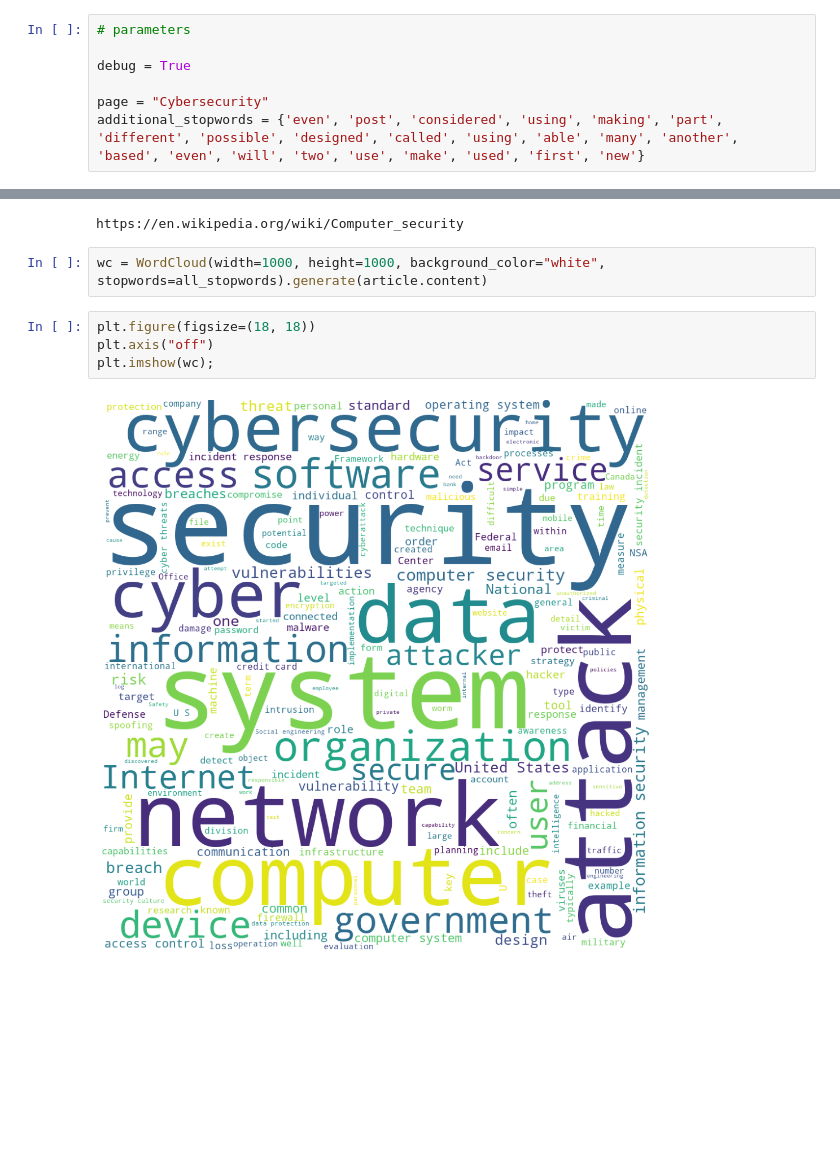
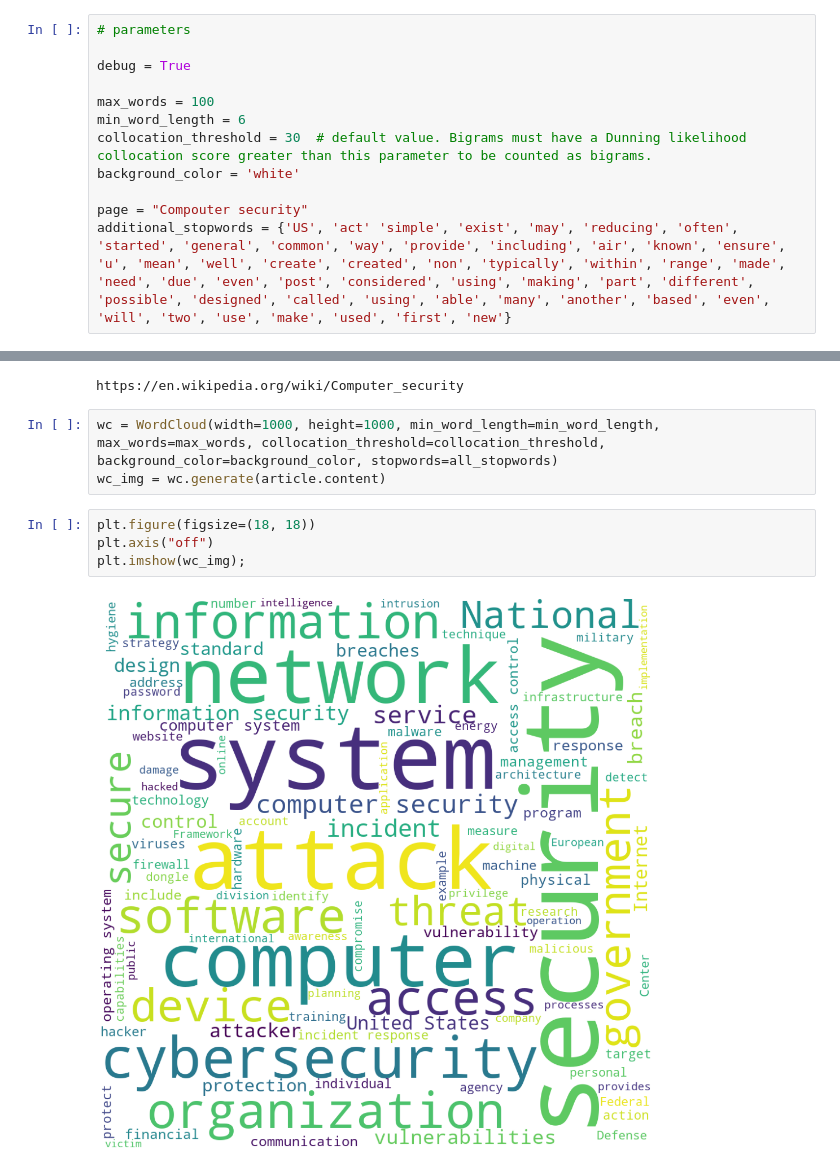
Before and after one commit to lucagattoni/wordcloud-v2, a Jupyter notebook: wordlcloud-test1.ipynb, the cells around one changed output, grey strips where cells are left out. Saved outputs shown, nothing was run; the diff lists cells and outputs as text; blank space fills up the shorter version.

Commit message:
parameters added

```diff
--- a/wordlcloud-test1.ipynb
+++ b/wordlcloud-test1.ipynb
@@ -34,8 +34,13 @@ import matplotlib.pyplot as plt
 
 debug = True
 
-page = "Cybersecurity"
-additional_stopwords = {'even', 'post', 'considered', 'using', 'making', 'part', 'different', 'possible', 'designed', 'called', 'using', 'able', 'many', 'another', 'based', 'even', 'will', 'two', 'use', 'make', 'used', 'first', 'new'}
+max_words = 100
+min_word_length = 6
+collocation_threshold = 30  # default value. Bigrams must have a Dunning likelihood collocation score greater than this parameter to be counted as bigrams.
+background_color = 'white'
+
+page = "Compouter security"
+additional_stopwords = {'US', 'act' 'simple', 'exist', 'may', 'reducing', 'often', 'started', 'general', 'common', 'way', 'provide', 'including', 'air', 'known', 'ensure', 'u', 'mean', 'well', 'create', 'created', 'non', 'typically', 'within', 'range', 'made', 'need', 'due', 'even', 'post', 'considered', 'using', 'making', 'part', 'different', 'possible', 'designed', 'called', 'using', 'able', 'many', 'another', 'based', 'even', 'will', 'two', 'use', 'make', 'used', 'first', 'new'}
 # %%
 all_stopwords = additional_stopwords.union(STOPWORDS)
 
@@ -50,10 +55,11 @@ if debug:
 # %% [output]
 https://en.wikipedia.org/wiki/Computer_security
 # %%
-wc = WordCloud(width=1000, height=1000, background_color="white", stopwords=all_stopwords).generate(article.content)
+wc = WordCloud(width=1000, height=1000, min_word_length=min_word_length, max_words=max_words, collocation_threshold=collocation_threshold, background_color=background_color, stopwords=all_stopwords)
+wc_img = wc.generate(article.content)
 # %%
 plt.figure(figsize=(18, 18))
 plt.axis("off")
-plt.imshow(wc);
+plt.imshow(wc_img);
 # %% [output]
-[figure, old version]
+[figure, new version]
```
Also changed, not shown: parts of 2 cells of this notebook.
